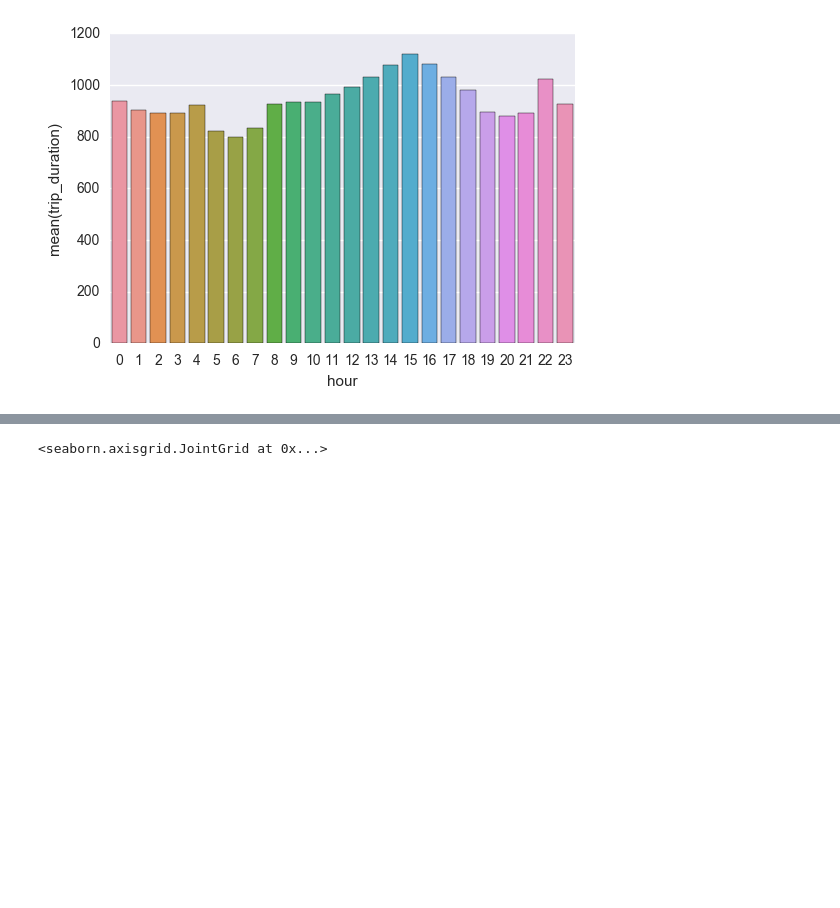
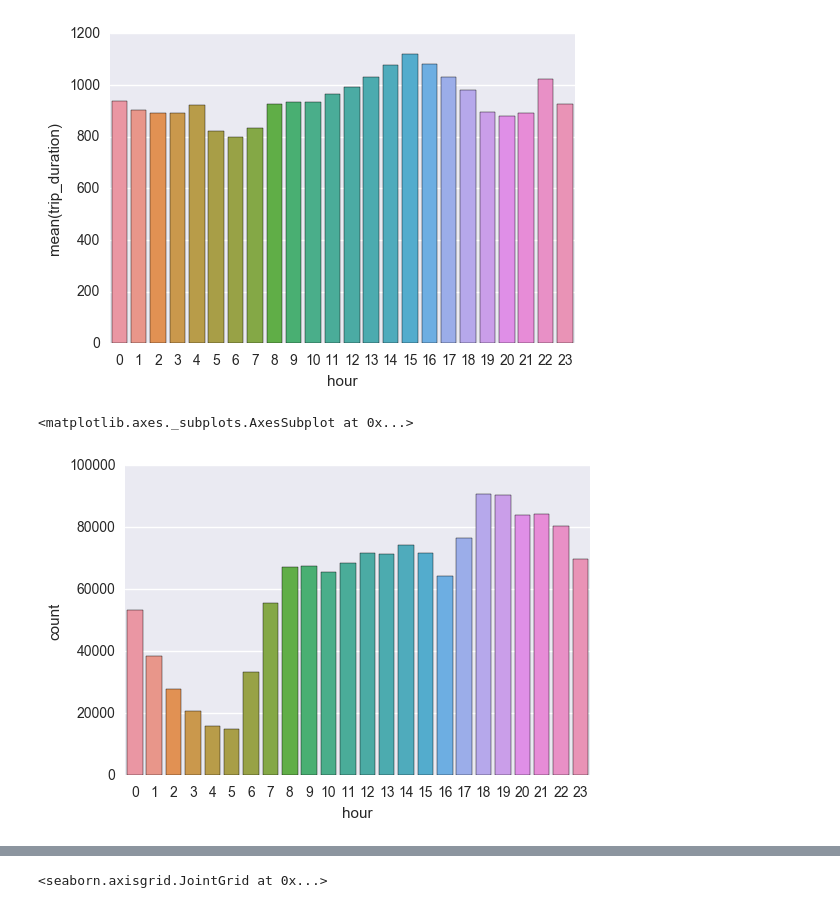
Before and after one commit to sglembocki/personal_projects, a Jupyter notebook: NewYorkTaxiTripDuration/NewYorkTaxiTripDuration.ipynb, the cells around one changed output, grey strips where cells are left out. Drawn from its saved outputs; the diff is of its cells as text; code cells hidden in the pictures; blank space fills up the shorter version.

```diff
--- a/NewYorkTaxiTripDuration/NewYorkTaxiTripDuration.ipynb
+++ b/NewYorkTaxiTripDuration/NewYorkTaxiTripDuration.ipynb
@@ -80,3 +130,8 @@ sns.barplot(x = "hour", y = "trip_duration", n_boot = 0, data = train)
 # %% [output]
 <matplotlib.axes._subplots.AxesSubplot at 0x...>
 [figure]
+# %%
+sns.countplot(x = 'hour', data = train)
+# %% [output]
+<matplotlib.axes._subplots.AxesSubplot at 0x...>
+[figure, added]
```
Also changed, not shown: parts of 30 cells of this notebook.
